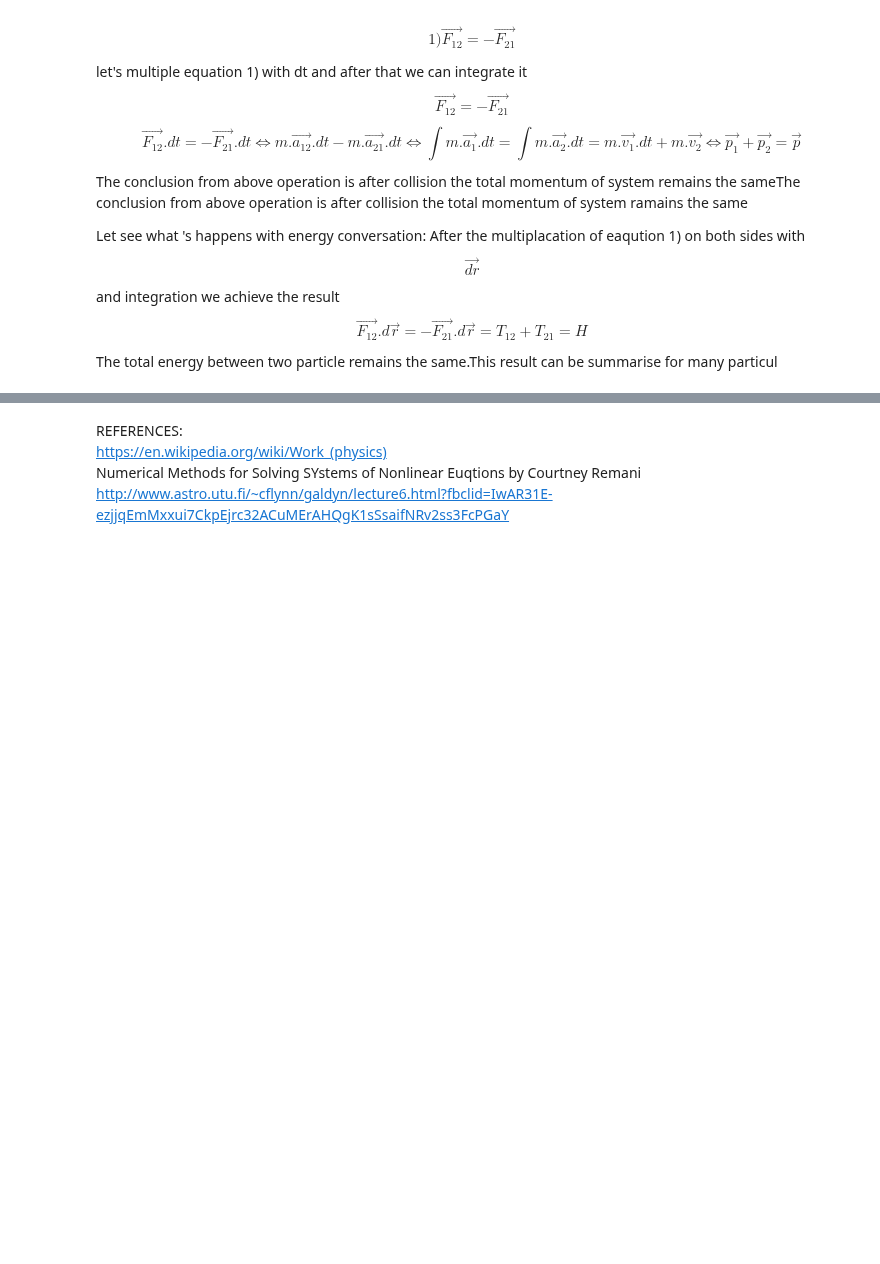
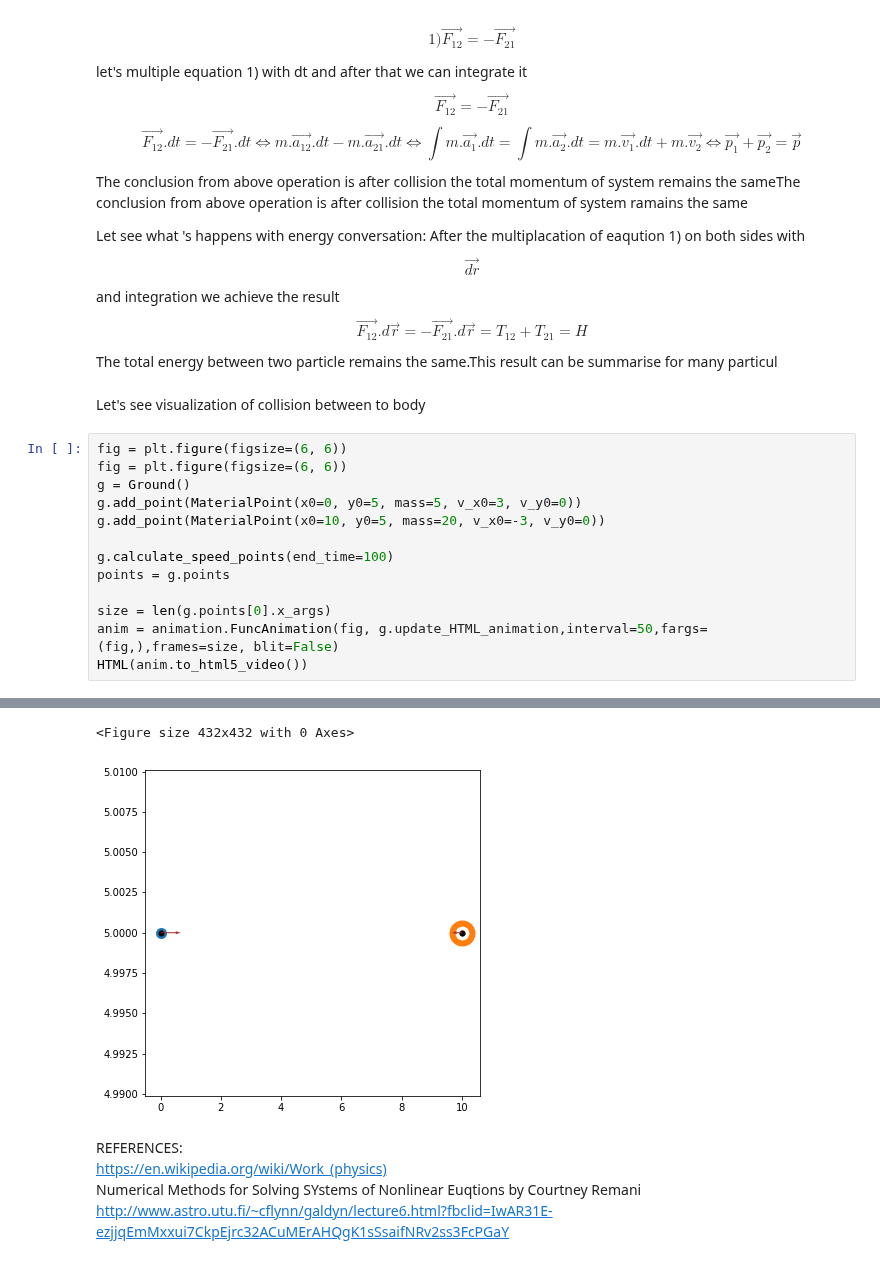
Before and after one commit to daodavid/mechanics, a Jupyter notebook: Mechanics.ipynb, the cells around one changed output, grey strips where cells are left out. Drawn from its saved outputs; the diff is of its cells as text; blank space fills up the shorter version.

Commit message:
Mechanics Showing example of elastion colision between to body

```diff
--- a/Mechanics.ipynb
+++ b/Mechanics.ipynb
@@ -189,3 +189,19 @@ Let  see what 's happens with energy conversation:
 After the multiplacation of eaqution 1) on  both sides with $$\vec{dr}$$  and integration we achieve the  result
 $$\vec{F_{12}}.d\vec{r} =-\vec{F_{21}}.d\vec{r} = T_{12} + T_{21} = H $$
 The total energy between two particle remains the same.This result can be summarise for many particul
+# %% [markdown]
+Let's see visualization of collision between to body
+# %%
+fig = plt.figure(figsize=(6, 6))
+fig = plt.figure(figsize=(6, 6))
+g = Ground()
+g.add_point(MaterialPoint(x0=0, y0=5, mass=5, v_x0=3, v_y0=0))
+g.add_point(MaterialPoint(x0=10, y0=5, mass=20, v_x0=-3, v_y0=0))
+
+g.calculate_speed_points(end_time=100)
+points = g.points
+
+size = len(g.points[0].x_args)
+anim = animation.FuncAnimation(fig, g.update_HTML_animation,interval=50,fargs=(fig,),frames=size, blit=False)
+HTML(anim.to_html5_video())
+# %% [output]
@@ -192,3 +209,5 @@ The total energy between two particle remains the same.This result can be summar
+<Figure size 432x432 with 0 Axes>
+[figure, added]
 # %% [markdown]
 REFERENCES: <br>
 https://en.wikipedia.org/wiki/Work_(physics) <br>
```
Also changed, not shown: parts of 1 cell of this notebook, 1 other file.
